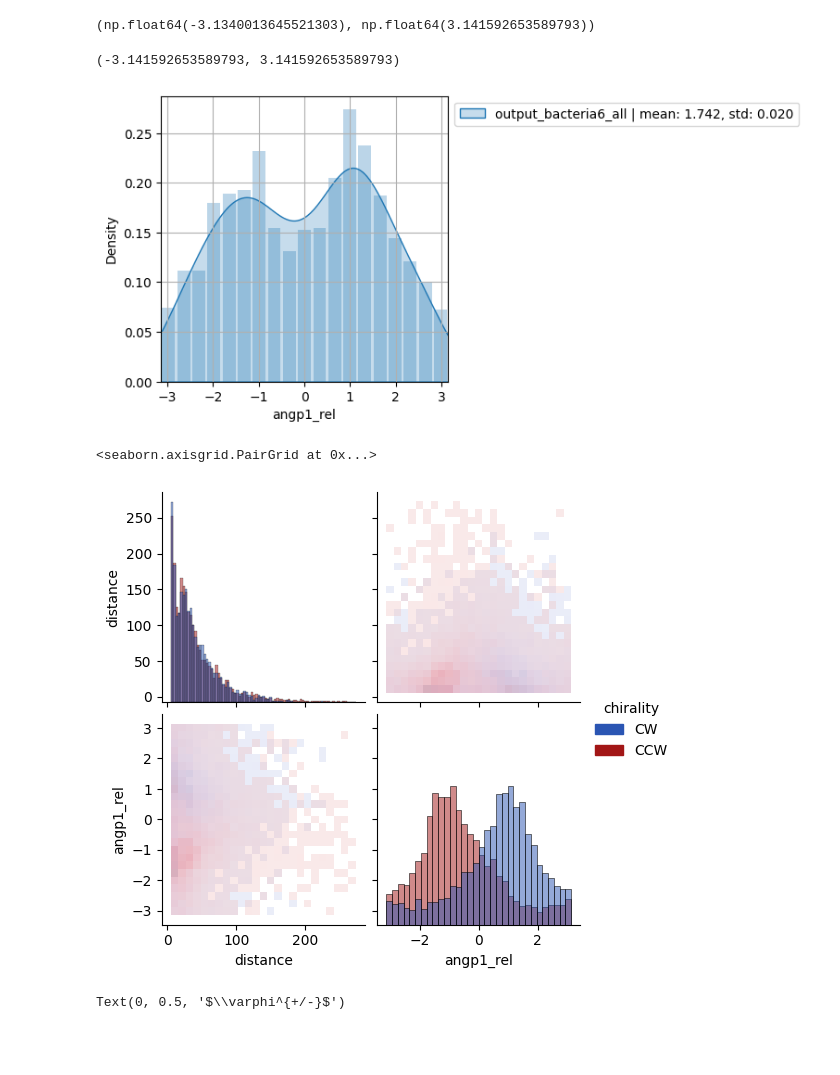
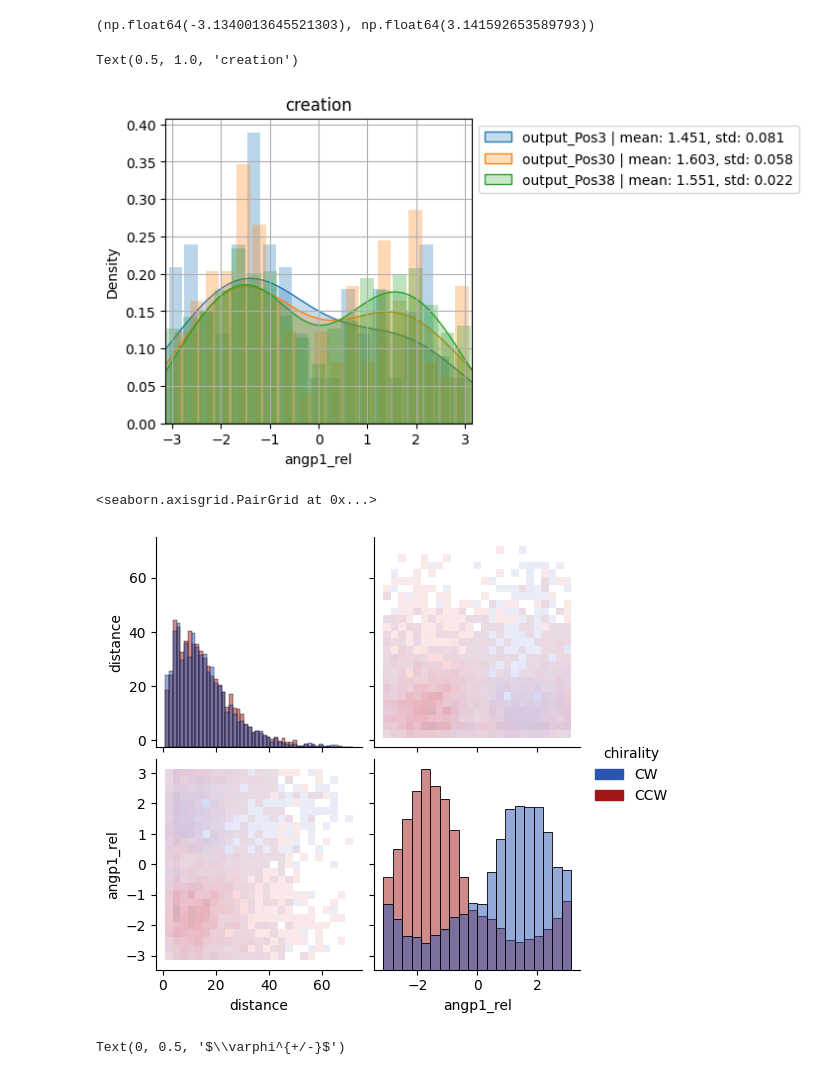
Before and after one commit to viciya/nematics, a Jupyter notebook: nematics/journals/pipeline_defect_pair_fusion_creation.ipynb, the cells around one changed output. Saved outputs shown, nothing was run; the diff lists cells and outputs as text; code cells hidden in the pictures; blank space fills up the shorter version.

```diff
--- a/nematics/journals/pipeline_defect_pair_fusion_creation.ipynb
+++ b/nematics/journals/pipeline_defect_pair_fusion_creation.ipynb
@@ -293,9 +293,9 @@ Output: None
 # output_csv = r"C:\Users\victo\Downloads\Yuv_Numeric\Nematics\output_FRAMES_00_frame0_-1_sigma4.csv"; dist_thres=4  #Pos30 "#Pos38"
 # output_csv = r"C:\Users\victo\Downloads\Nematics\output_tubulin_frame1_-1_sigma21_step3 - BST.csv"; dist_thres=15
 # output_csv = r"C:\Users\victo\Downloads\SB_lab\BEER_DATA\real ccw\Nematics\output_2_frame0_-1_sigma12_step1.csv"; dist_thres=12
-# output_csv = r"C:\Users\victo\OneDrive - BGU\DATA\Hacat\6Wells_5X_15min_Switch to Media without Calcium and Serum\Nematics\PlusAndMinusTM_Pos26_frame100_190_sigma11_step1.csv"; dist_thres=10
+output_csv = r"C:\Users\victo\OneDrive - BGU\DATA\Hacat\6Wells_5X_15min_Switch to Media without Calcium and Serum\Nematics\output_Pos26_frame100_190_sigma7_step1.csv"; dist_thres=11
 
-# params = {"ori_sigma": 11, "search_range": 35, "memory": 3, "dist_threshold": dist_thres, "first_image": 0, "last_image": -1, "step": 1}
+params = {"ori_sigma": 11, "search_range": 35, "memory": 3, "dist_threshold": dist_thres, "first_image": 0, "last_image": -1, "step": 1}
 
 
 
@@ -429,9 +429,9 @@ Name: distance, dtype: float32
 # %%
-# data1 = expand_3fold_angles(df_fuse, col_value="angp1_rel", col_condition="angp1_rel")
-# ax1 = sns.kdeplot(data1, fill=False, bw_adjust=.5)
-# data2 = expand_3fold_angles(df_cr, col_value="angp1_rel", col_condition="angp1_rel")
-# ax2 = sns.kdeplot(data2, fill=False, bw_adjust=.5)
+data1 = expand_3fold_angles(df_fuse, col_value="angp1_rel", col_condition="angp1_rel")
+ax1 = sns.kdeplot(data1, fill=False, bw_adjust=.5)
+data2 = expand_3fold_angles(df_cr, col_value="angp1_rel", col_condition="angp1_rel")
+ax2 = sns.kdeplot(data2, fill=False, bw_adjust=.5)
 plt.xlim([-np.pi, np.pi])
-_ = plt.hist(df_fuse.angp1_rel, bins=30, alpha=.6, rwidth=.9, density=True)
-_ = plt.hist(df_cr.angp1_rel, bins=30, alpha=.6, rwidth=.9, density=True)
+_ = plt.hist(df_fuse.angp1_rel, bins=50, alpha=.6, rwidth=.9, density=True)
+_ = plt.hist(df_cr.angp1_rel, bins=50, alpha=.6, rwidth=.9, density=True)
 # %% [output]
@@ -533,9 +533,9 @@ all_pairs_df.angp1_rel.min(), all_pairs_df.angp1_rel.max()
 (np.float64(-3.1340013645521303), np.float64(3.141592653589793))
 # %%
 output_csvs = [
-    # r"C:\Users\victo\OneDrive - BGU\Dov\output_HBEC_s23456.csv", # ++++++++++++++++++++
+    r"C:\Users\victo\OneDrive - BGU\Dov\output_HBEC_s23456.csv", # ++++++++++++++++++++
     r"C:\Users\victo\OneDrive - BGU\Dov\output_bacteria6_all.csv", # +++++++++++++++++++
-    # r"C:\Users\victo\Downloads\Nematics\output_tubulin_frame1_-1_sigma21_step3 - BST.csv", #++++++++
+    r"C:\Users\victo\Downloads\Nematics\output_tubulin_frame1_-1_sigma21_step3 - BST.csv", #++++++++
 
     # r"C:\Users\victo\OneDrive - BGU\DATA\Hacat\6 Wells _5x_15min\_1\Nematics\output_Pos9.csv",
     # r"D:\C2C12 and RPE in 6 well\15min5x\_1\Nematics\output_C2C12.csv",
@@ -558,6 +558,8 @@ output_csvs = [
     # r"C:\Users\victo\Downloads\frames_from_video\Nematics\output_reverse_5_elong_4_frame0_-1_sigma7_step1.csv",
 ]
 
+output_csvs = glob.glob(r"C:\Users\victo\OneDrive - BGU\DATA\Hacat\6Wells_5X_15min_CK666\_1\Nematics\output_*.csv")
+
 means = []
 stds = []
 labels = []
@@ -567,8 +569,8 @@ FUSION = False #True False
 
 # fig, (ax1,ax2) = plt.subplots(1,2, figsize=(6, 4))
 fig, ax1 = plt.subplots(1,1, figsize=(4, 4))
-for d, sigma, output_csv in zip([.7,.7,3.,3], [21, 12, 21], output_csvs):
-# for d, sigma, output_csv in zip([.7,.7,.7, 3.,3], [7, 7, 7], output_csvs):
+# for d, sigma, output_csv in zip([.7,.7,3.,3], [21, 12, 21], output_csvs):
+for d, sigma, output_csv in zip([.7,.7,.7,.7,.7], [7, 7, 7, 7, 7], output_csvs[:3]):
     all_pairs_df = pd.read_csv(output_csv).dropna(subset=["min_id","creation"]).dropna(subset=["min_id","creation"])
     all_pairs_df.fuse_up = all_pairs_df.fuse_up.astype("bool")
     all_pairs_df_ = all_pairs_df.groupby(['plus_id','min_id']).filter(lambda x: len(x)>track_len).copy()
@@ -587,36 +589,36 @@ for d, sigma, output_csv in zip([.7,.7,3.,3], [21, 12, 21], output_csvs):
     dist = d*df.distance.median()
 
     if FUSION:
         df.loc[df.angp1_rel < 0, 'angp1_rel'] += 2*np.pi
         # df.loc[df.angp1_rel < 0, 'angp1_rel'] *= -1.
 
     # plt.hist(df.angp1_rel, bins=35, alpha=.6, rwidth=.9, density=True, label=os.path.basename(output_csv).split("_")[1])
 
     # data1 = expand_3fold_angles(df, col_value="angp1_rel", col_condition="angp1_rel")
     time_fuse, time_cr = [-20, 20]
     time_condition = ((df.track_frame>time_fuse) & (df.track_frame<2)) if FUSION else ((df.track_frame<time_cr) & (df.track_frame>2))
     data = df.angp1_rel[(time_condition & (df.distance<dist))] #[(df.distance<dist)]#
 
     fname = Path(output_csv).name.split(".")[0]
     res = "mean: %.5s, std: %.5s" %(np.abs(circmean(data, low=low, high=high)),
                                     circvar(data, low=low, high=high)/len(data)**.5)
 
     data.hist(bins=19, alpha=.3, rwidth=.85, density=True)   #for FUSION bins=16
     ax1 = sns.kdeplot(data,
                       bw_adjust=1.5, fill=True, #alpha=.8,
                       label=fname + " | " + res
                       )
     means.append(data)
 
 
 plt.legend(loc='upper left', fontsize=10, bbox_to_anchor=(1, 1))
 plt.xlim([0, 2*np.pi]) if FUSION else plt.xlim([-np.pi, np.pi])
 # plt.xlim([0, np.pi])
-
+plt.title(process_type, fontsize=14)
 # fig.savefig(r"C:\Users\victo\OneDrive - BGU\BEER\DefectInter paper\Images\cr_all.svg")
 # %% [output]
-(-3.141592653589793, 3.141592653589793)
+Text(0.5, 1.0, 'creation')
-[figure, old version]
+[figure, new version]
 # %%
 # Check if Creation pair start at Phi^+ = 0
 data = df[["track_frame","distance","angp1_rel","angm1_rel","angm2_rel",'fuse_up']].copy()
@@ -626,7 +628,7 @@ sns.pairplot(data[["distance","angp1_rel","chirality"]], hue="chirality", kind="
              plot_kws=dict(alpha=0.3, bins=25), palette=custom_palette)#, diag_kind="kde")
 # %% [output]
 <seaborn.axisgrid.PairGrid at 0x...>
-[figure, old version]
+[figure, new version]
 # %%
 px2mic = 150/900 #.74 #150/900
 xlabel = "distance" #"distance" # "track_frame"# "distance"
```
Also changed, not shown: parts of 10 cells of this notebook, 4 other files.
